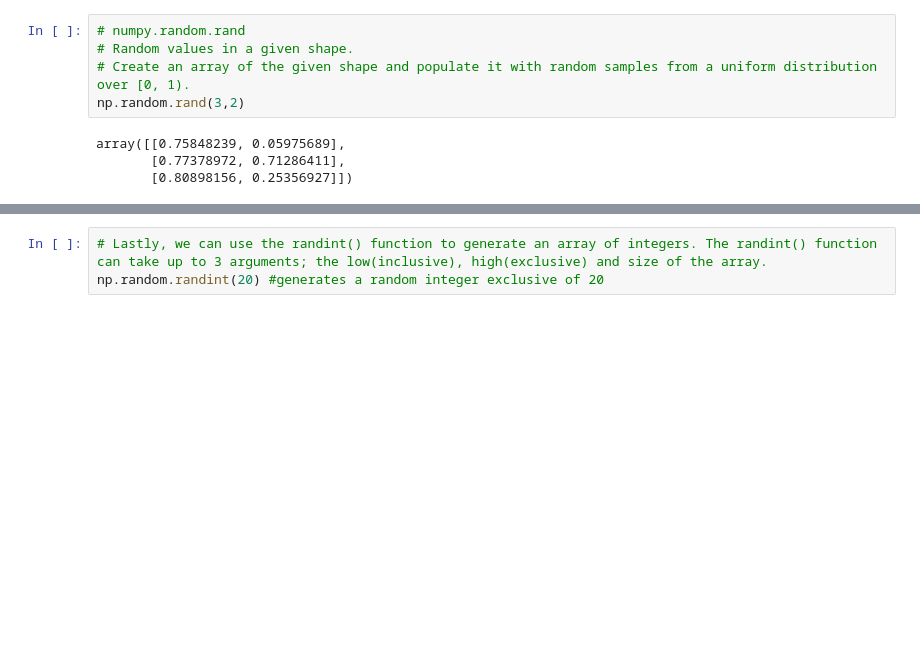
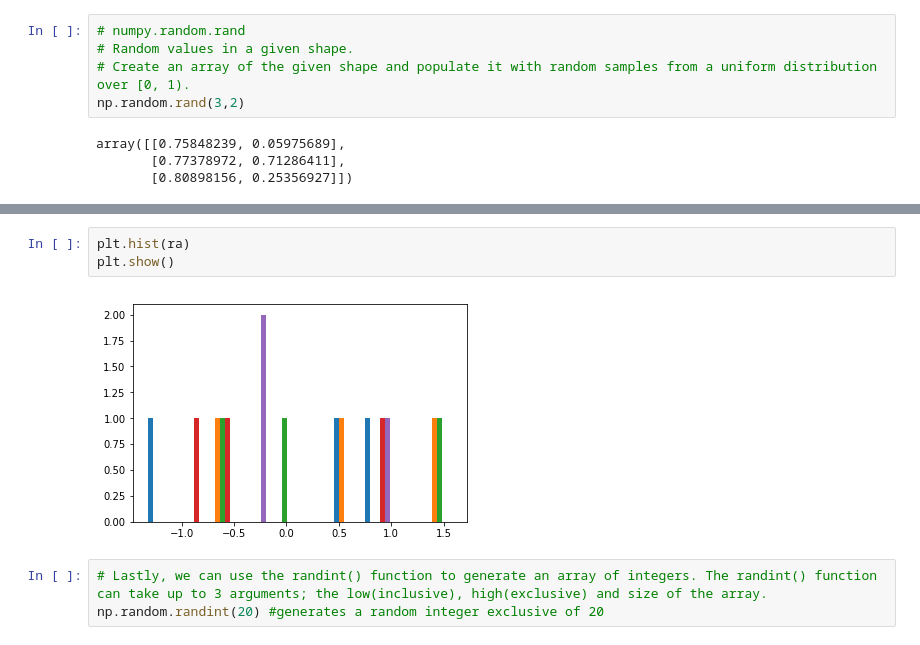
Before and after one commit to MarianneLawless/ProgDAassesments, a Jupyter notebook: Programming for Data Analysis Assignment of numpy.random package.ipynb, the cells around one changed output, grey strips where cells are left out. Cells and saved outputs as stored; diff of their text form; blank space fills up the shorter version.

```diff
--- a/Programming for Data Analysis Assignment of numpy.random package.ipynb
+++ b/Programming for Data Analysis Assignment of numpy.random package.ipynb
@@ -89,3 +99,8 @@ array([[-2.27842727, -0.48681505,  0.93658526,  1.82912755,  0.62543294],
+# %%
+plt.hist(ra)
+plt.show()
+# %% [output]
+[figure, added]
 # %%
 # Lastly, we can use the randint() function to generate an array of integers. The randint() function can take up to 3 arguments; the low(inclusive), high(exclusive) and size of the array.
 np.random.randint(20) #generates a random integer exclusive of 20
```
Also changed, not shown: parts of 64 cells of this notebook.
